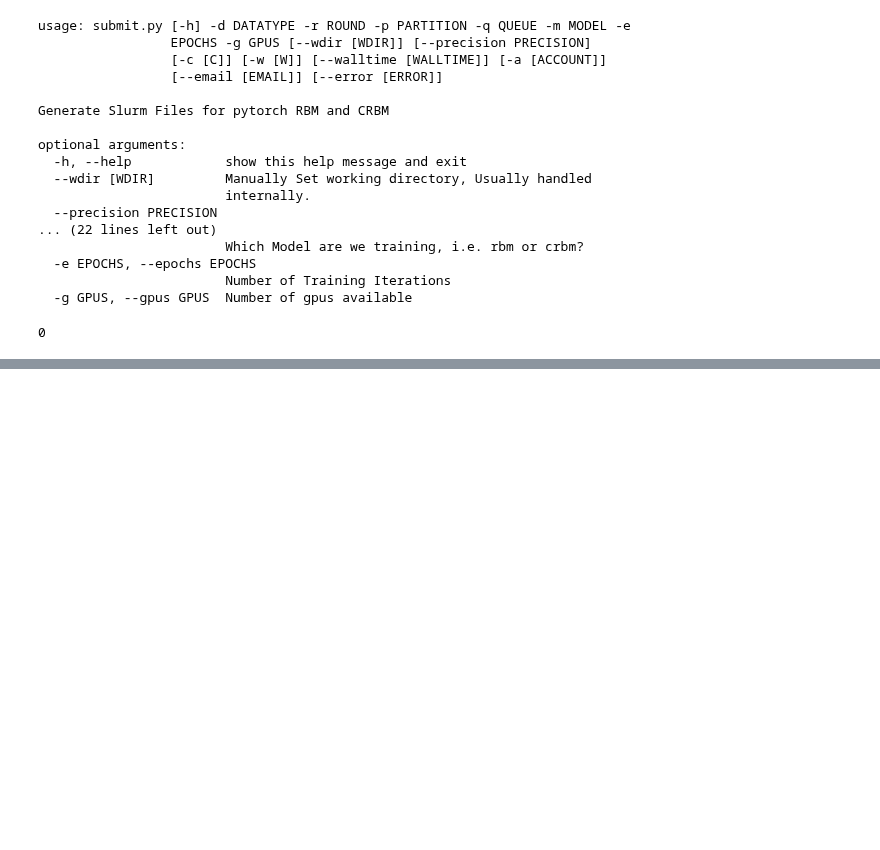
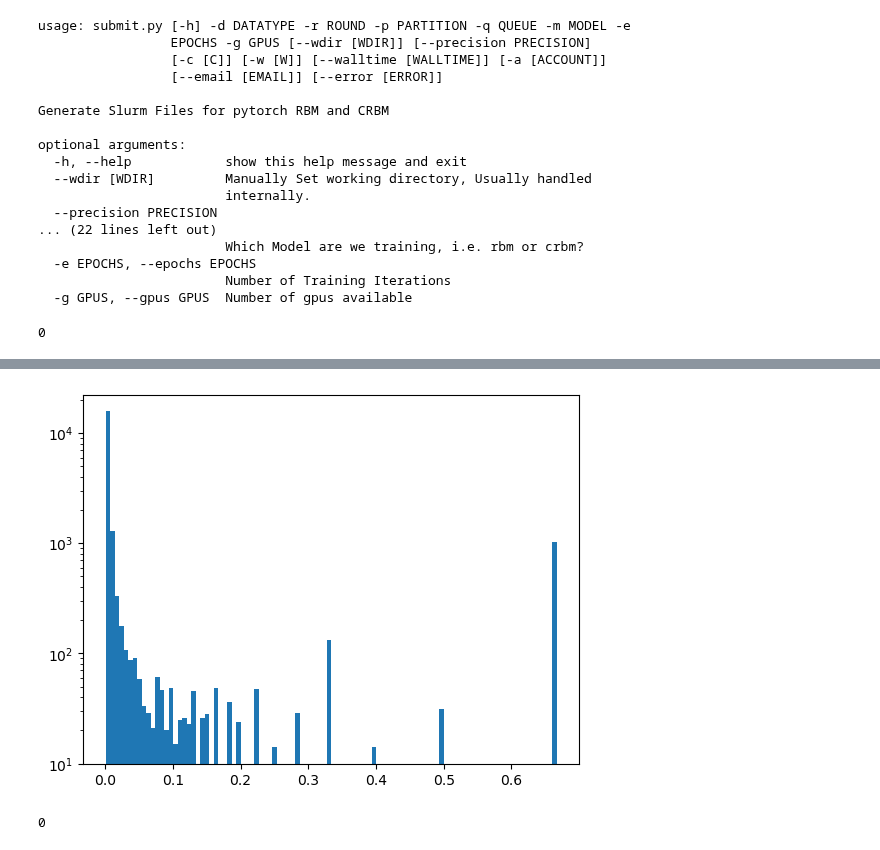
Before and after one commit to Jonahowns/phage_display_ML, a Jupyter notebook: datasets/cov_dataset_prep_example.ipynb, the cells around one changed output, grey strips where cells are left out. Cells and saved outputs as stored; diff of their text form; code cells hidden in the pictures; blank space fills up the shorter version.

```diff
--- a/datasets/cov_dataset_prep_example.ipynb
+++ b/datasets/cov_dataset_prep_example.ipynb
@@ -400,0 +420,4 @@ sp.call(f"python submit.py -d cov -r m1 -p wzhengpu1 -q wildfire -m rbm -e 200 -
+# %%
+dp.quick_hist(1/neigh_avg)
+# %% [output]
+[figure, added]
@@ -400,0 +426,7 @@ sp.call(f"python submit.py -d cov -r m1 -p wzhengpu1 -q wildfire -m rbm -e 200 -
+# %%
+import subprocess as sp
+import os
+os.chdir("../rbm_torch/")
+sp.call(f"python submit.py -d cov -r m1 -p wzhengpu1 -q wildfire -m crbm -e 200 -g 2 -w m1_ne.json", shell=True) # weights
+# %% [output]
+0
```
Also changed, not shown: parts of 5 cells of this notebook, 6 other files.
